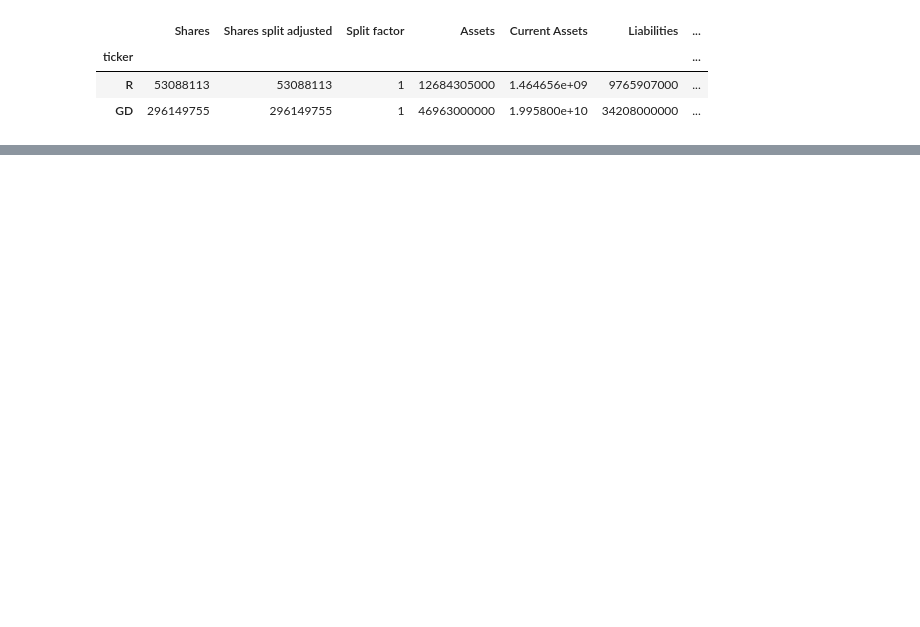
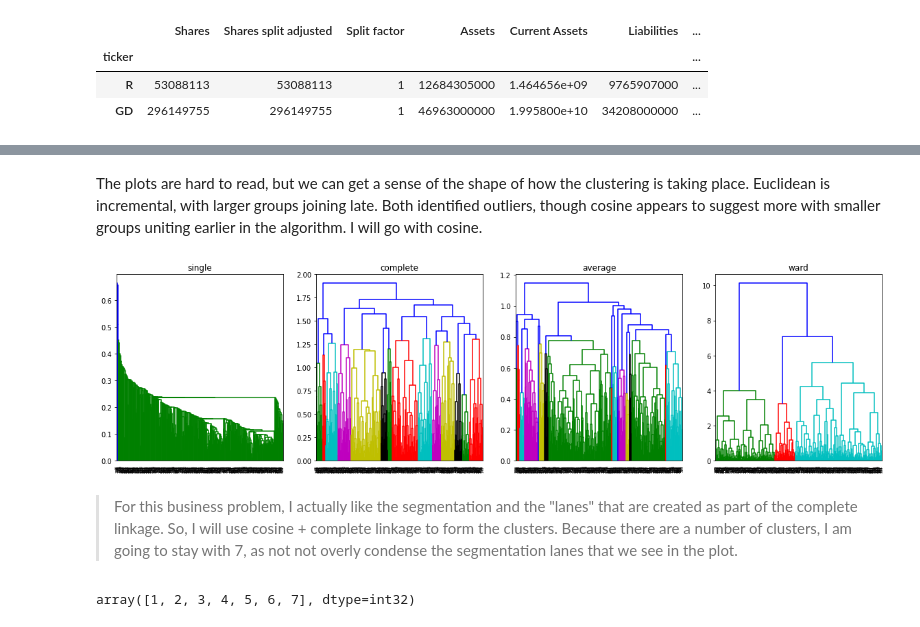
Before and after one commit to ruchikav95/Stock-Market-Analysis-, a Jupyter notebook: Individual_Assignment_BA820.ipynb, the cells around one changed output, grey strips where cells are left out. Drawn from its saved outputs; the diff is of its cells as text; code cells hidden in the pictures; blank space fills up the shorter version.

Commit message:
hierarchical clustering

```diff
--- a/Individual_Assignment_BA820.ipynb
+++ b/Individual_Assignment_BA820.ipynb
@@ -313,0 +401,27 @@ df_2018.loc[df_2018['P/E ratio'].isnull(), 'P/E ratio'] = temp['calculated_pe_ra
+# %% [markdown]
+The plots are hard to read, but we can get a sense of the shape of how the clustering is taking place. Euclidean is incremental, with larger groups joining late. Both identified outliers, though cosine appears to suggest more with smaller groups uniting earlier in the algorithm. I will go with cosine.
+# %%
+METHODS = ['single', 'complete', 'average', 'ward']
+plt.figure(figsize=(20,5))
+
+
+# loop and build our plot
+for i, m in enumerate(METHODS):
+  plt.subplot(1, 4, i+1)
+  plt.title(m)
+  dendrogram(linkage(distc, method=m),
+             leaf_rotation=90)
+
+plt.show()
+# %% [output]
+[figure, added]
+# %% [markdown]
+> For this business problem, I actually like the segmentation and the "lanes" that are created as part of the complete linkage. So, I will use cosine + complete linkage to form the clusters.  Because there are a number of clusters, I am going to stay with 7, as not not overly condense the segmentation lanes that we see in the plot.
+# %%
+# the labels
+labs = fcluster(linkage(distc, method="complete"), 7, criterion="maxclust")
+
+# confirm
+np.unique(labs)
+# %% [output]
+array([1, 2, 3, 4, 5, 6, 7], dtype=int32)
```
Also changed, not shown: parts of 44 cells of this notebook.
